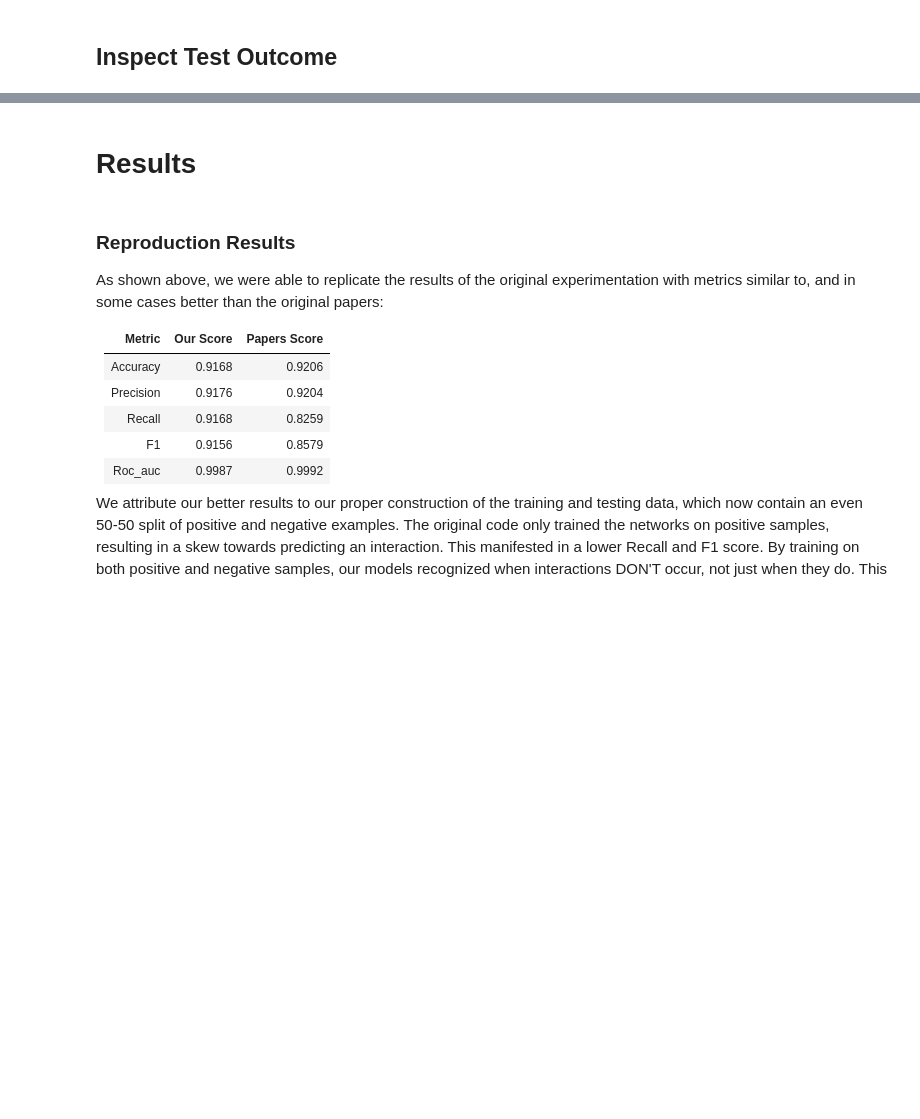
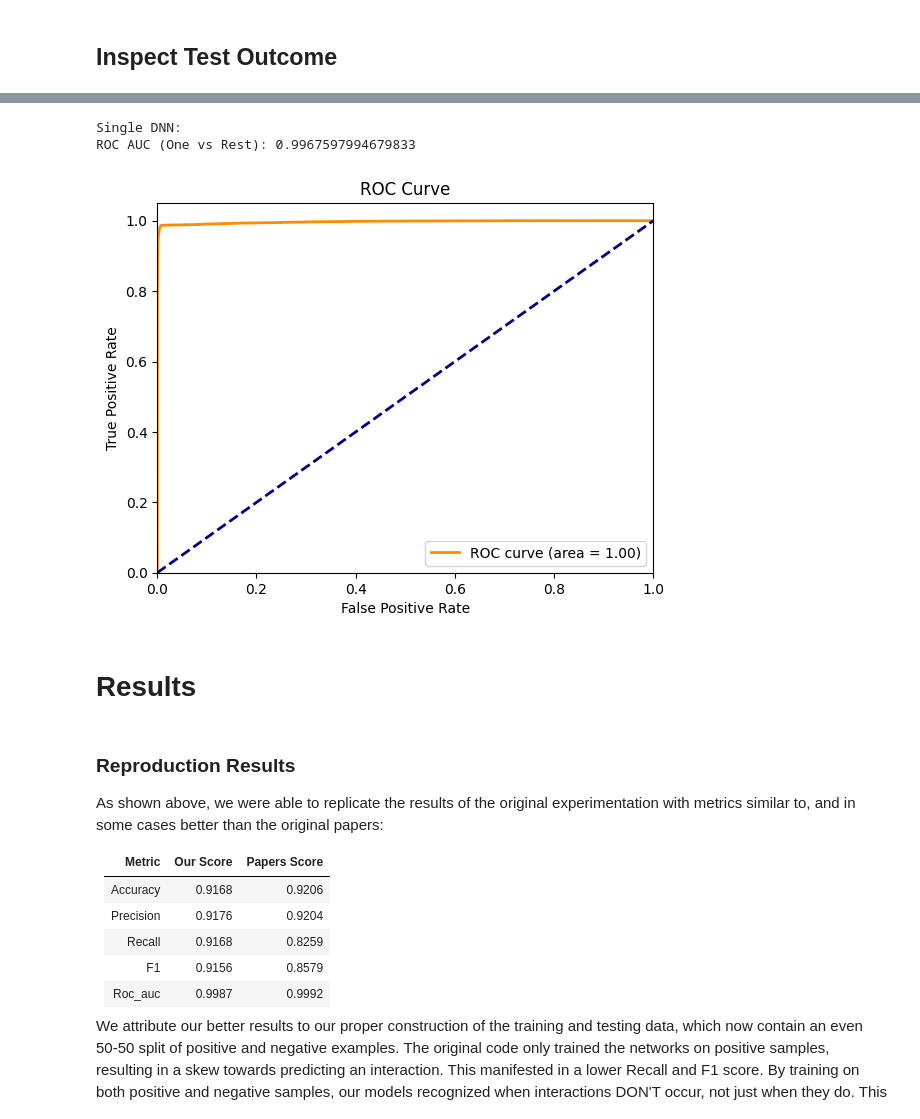
Before and after one commit to NealRyan/Drug-drug-interaction-modeling, a Jupyter notebook: Final_Report_Simplified_DDI_Model.ipynb, the cells around one changed output, grey strips where cells are left out. Cells and saved outputs as stored; diff of their text form; code cells hidden in the pictures; blank space fills up the shorter version.

```diff
--- a/Final_Report_Simplified_DDI_Model.ipynb
+++ b/Final_Report_Simplified_DDI_Model.ipynb
@@ -1948,3 +1902,10 @@ ROC AUC (One vs Rest): 0.996759806599824
+# %%
+print('Single DNN:')
+plot_roc_curve(all_labels_one_hot, all_scores_np)
+# %% [output]
+Single DNN:
+ROC AUC (One vs Rest): 0.9967597994679833
+[figure, added]
 # %% [markdown]
 # Results
 # %% [markdown]
```
Also changed, not shown: parts of 13 cells of this notebook.
